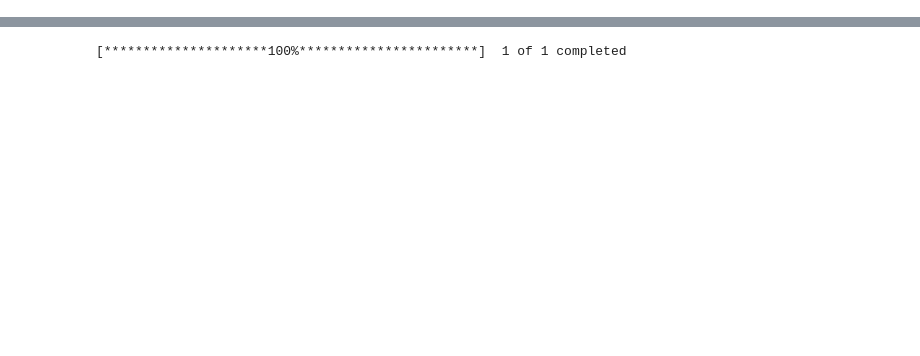
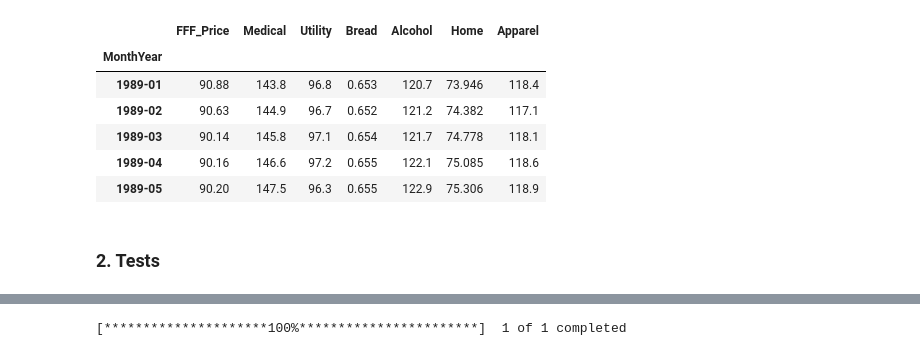
Before and after one commit to conquerv0/MonetaryPolicy-StockReturns, a Jupyter notebook: data_processing.ipynb, the cells around one changed output, grey strips where cells are left out. Drawn from its saved outputs; the diff is of its cells as text; code cells hidden in the pictures; blank space fills up the shorter version.

```diff
--- a/data_processing.ipynb
+++ b/data_processing.ipynb
@@ -33,0 +85,16 @@ federal_fund.tail()
+# %%
+data_final = pd.DataFrame.merge(data_Main, federal_fund, how = 'right', on = ['MonthYear'])
+data_final.dropna(axis=0, inplace=True)
+data_final = data_final[['MonthYear', 'FFF_Price', 'Medical', 'Utility', 'Bread', 'Alcohol', 'Home', 'Apparel']]
+data_final = data_final.set_index('MonthYear')
+data_final.head()
+# %% [output]
+|  | FFF_Price | Medical | Utility | Bread | Alcohol | Home | Apparel |
+| MonthYear |  |  |  |  |  |  |  |
+| 1989-01 | 90.88 | 143.8 | 96.8 | 0.653 | 120.7 | 73.946 | 118.4 |
+| 1989-02 | 90.63 | 144.9 | 96.7 | 0.652 | 121.2 | 74.382 | 117.1 |
+| 1989-03 | 90.14 | 145.8 | 97.1 | 0.654 | 121.7 | 74.778 | 118.1 |
+| 1989-04 | 90.16 | 146.6 | 97.2 | 0.655 | 122.1 | 75.085 | 118.6 |
+| 1989-05 | 90.20 | 147.5 | 96.3 | 0.655 | 122.9 | 75.306 | 118.9 |
+# %% [markdown]
+### 2. Tests
```
Also changed, not shown: parts of 25 cells of this notebook.
